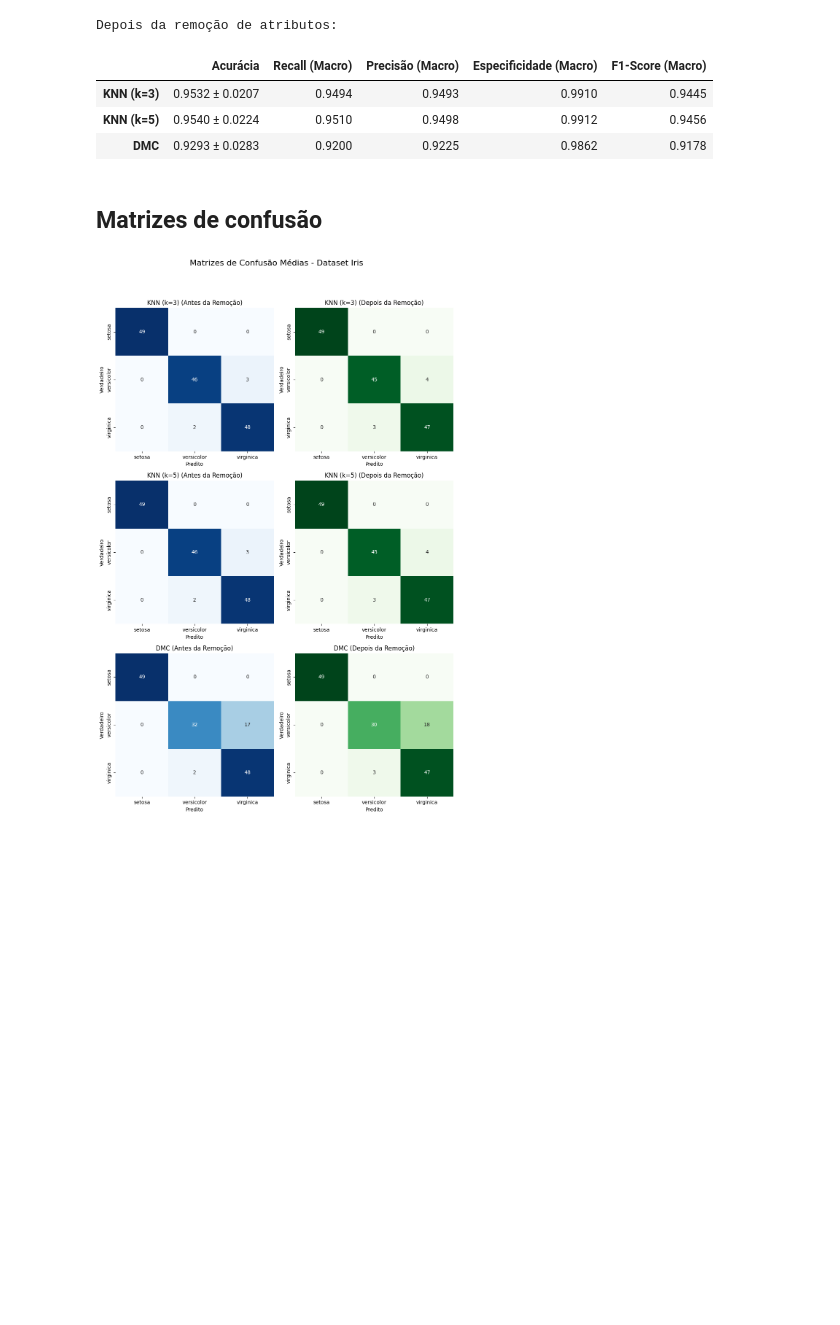
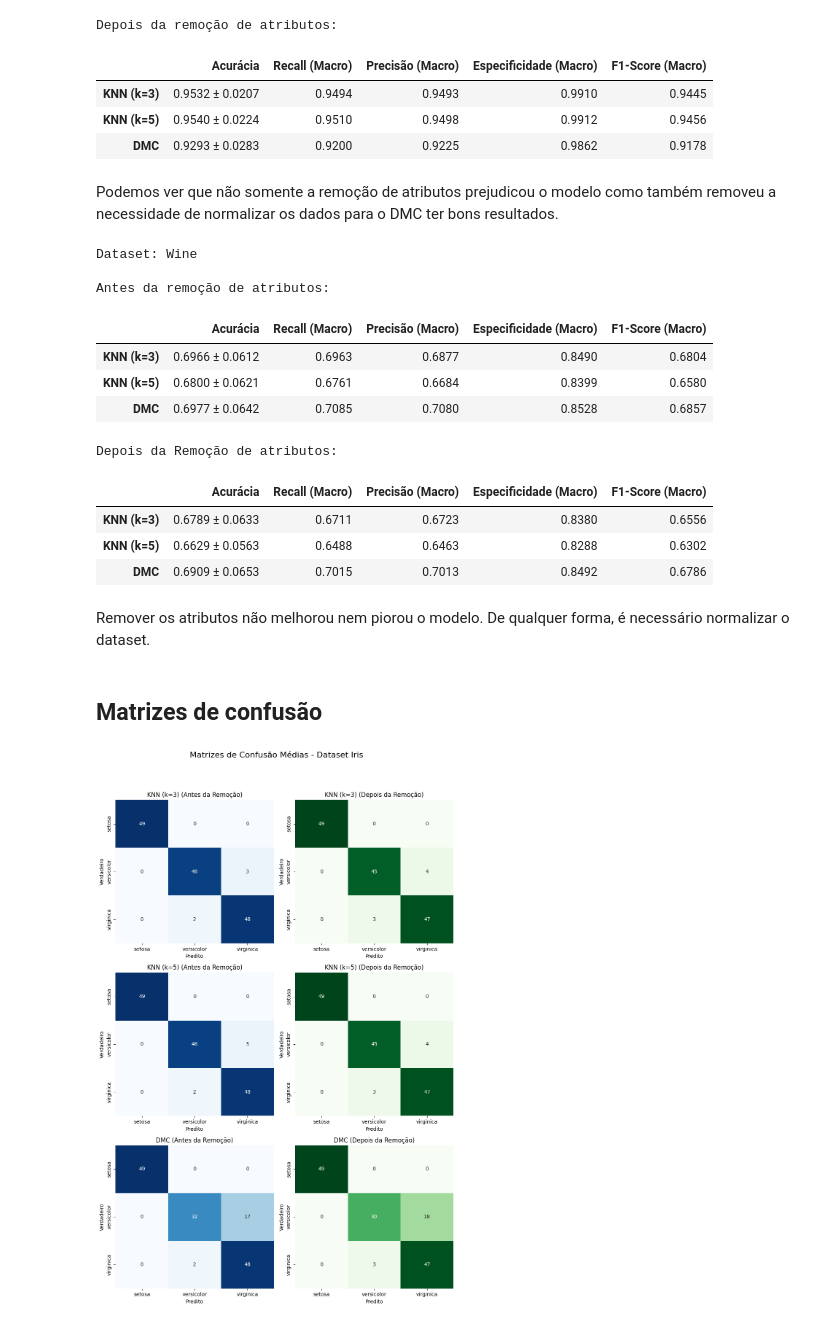
Before and after one commit to fabricio-araujo94/ica_trabalhos, a Jupyter notebook: ICA_Trab_2.ipynb, the cells around one changed output. Drawn from its saved outputs; the diff is of its cells as text; code cells hidden in the pictures; blank space fills up the shorter version.

```diff
--- a/ICA_Trab_2.ipynb
+++ b/ICA_Trab_2.ipynb
@@ -448,6 +529,29 @@ Depois da remoção de atributos:
 | KNN (k=3) | 0.9532 ± 0.0207 | 0.9494 | 0.9493 | 0.9910 | 0.9445 |
 | KNN (k=5) | 0.9540 ± 0.0224 | 0.9510 | 0.9498 | 0.9912 | 0.9456 |
 | DMC | 0.9293 ± 0.0283 | 0.9200 | 0.9225 | 0.9862 | 0.9178 |
+# %% [markdown]
+Podemos ver que não somente a remoção de atributos prejudicou o modelo como também removeu a necessidade de normalizar os dados para o DMC ter bons resultados.
+# %%
+print("Dataset: Wine\n")
+print("Antes da remoção de atributos:\n")
+display(wine_metrics_og)
+print("\nDepois da Remoção de atributos:\n")
+display(wine_metrics_alt)
+# %% [output]
+Dataset: Wine
+
+Antes da remoção de atributos:
+|  | Acurácia | Recall (Macro) | Precisão (Macro) | Especificidade (Macro) | F1-Score (Macro) |
+| KNN (k=3) | 0.6966 ± 0.0612 | 0.6963 | 0.6877 | 0.8490 | 0.6804 |
+| KNN (k=5) | 0.6800 ± 0.0621 | 0.6761 | 0.6684 | 0.8399 | 0.6580 |
+| DMC | 0.6977 ± 0.0642 | 0.7085 | 0.7080 | 0.8528 | 0.6857 |
+Depois da Remoção de atributos:
+|  | Acurácia | Recall (Macro) | Precisão (Macro) | Especificidade (Macro) | F1-Score (Macro) |
+| KNN (k=3) | 0.6789 ± 0.0633 | 0.6711 | 0.6723 | 0.8380 | 0.6556 |
+| KNN (k=5) | 0.6629 ± 0.0563 | 0.6488 | 0.6463 | 0.8288 | 0.6302 |
+| DMC | 0.6909 ± 0.0653 | 0.7015 | 0.7013 | 0.8492 | 0.6786 |
+# %% [markdown]
+Remover os atributos não melhorou nem piorou o modelo. De qualquer forma, é necessário normalizar o dataset.
 # %% [markdown]
 ## Matrizes de confusão
 # %%
```
Also changed, not shown: parts of 20 cells of this notebook.
